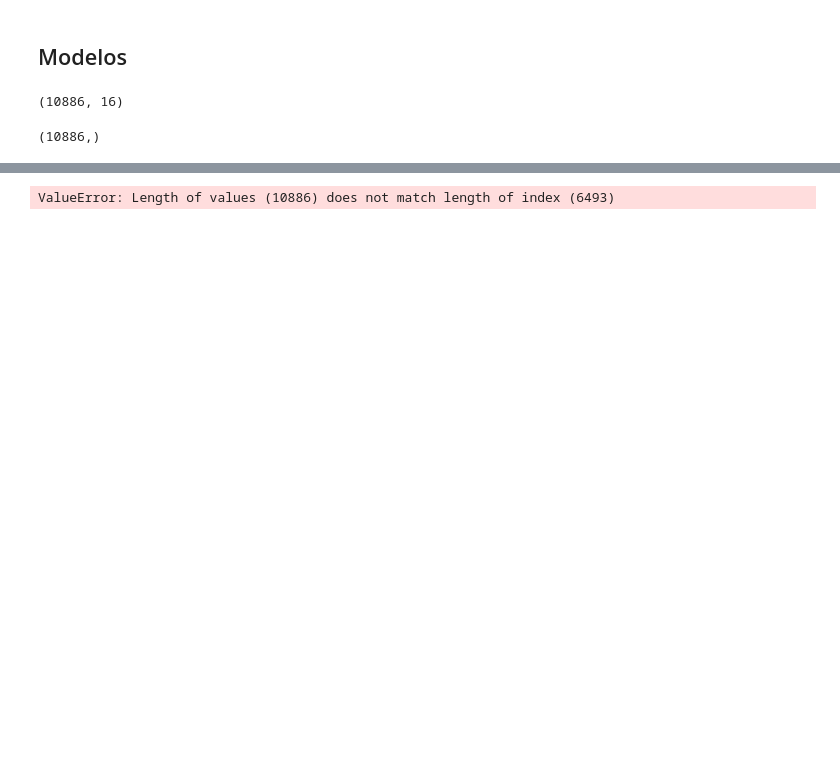
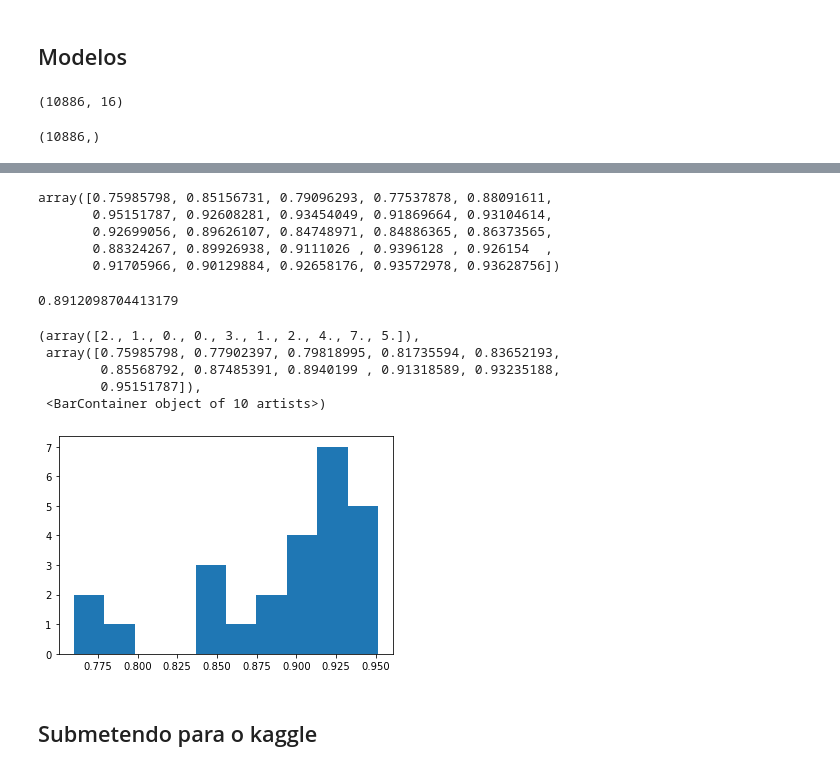
Before and after one commit to Tonny-Francis/Python, a Jupyter notebook: Trabalhos/Machine-Learning/Cópia-vini.ipynb, the cells around one changed output, grey strips where cells are left out. Cells and saved outputs as stored; diff of their text form; code cells hidden in the pictures; blank space fills up the shorter version.

```diff
--- a/Trabalhos/Machine-Learning/Cópia-vini.ipynb
+++ b/Trabalhos/Machine-Learning/Cópia-vini.ipynb
@@ -178,5 +166,5 @@ X_treino_std = scl.fit_transform(x)
 # %%
-rf = RandomForestRegressor(n_estimators=100,criterion='mse',random_state=1, n_jobs=-1)
-rf.fit(X_treino_std, y)
-y_treino_pred = rf.predict(X_treino_std)
+rf = RandomForestRegressor(n_estimators=400, criterion='mse', n_jobs=-1,random_state=0)
+rf.fit(x, y)
+y_treino_pred = rf.predict(x)
 np.round(y_treino_pred)
@@ -206,5 +181,0 @@ ss.tail()
-# %%
-ss['count'] = y_treino_pred
-ss.head()
-# %% [output]
-ValueError: Length of values (10886) does not match length of index (6493)
@@ -212,0 +182,25 @@ ss.to_csv('bike_submission9.csv',index=False)
+# %%
+scores = cross_val_score(rf,x, y, cv = 25)
+# %%
+scores
+# %% [output]
+array([0.75985798, 0.85156731, 0.79096293, 0.77537878, 0.88091611,
+       0.95151787, 0.92608281, 0.93454049, 0.91869664, 0.93104614,
+       0.92699056, 0.89626107, 0.84748971, 0.84886365, 0.86373565,
+       0.88324267, 0.89926938, 0.9111026 , 0.9396128 , 0.926154  ,
+       0.91705966, 0.90129884, 0.92658176, 0.93572978, 0.93628756])
+# %%
+scores.mean()
+# %% [output]
+0.8912098704413179
+# %%
+plt.hist(scores)
+# %% [output]
+(array([2., 1., 0., 0., 3., 1., 2., 4., 7., 5.]),
+ array([0.75985798, 0.77902397, 0.79818995, 0.81735594, 0.83652193,
+        0.85568792, 0.87485391, 0.8940199 , 0.91318589, 0.93235188,
+        0.95151787]),
+ <BarContainer object of 10 artists>)
+[figure, added]
+# %% [markdown]
+## Submetendo para o kaggle
```
Also changed, not shown: parts of 17 cells of this notebook, 1 other file.
